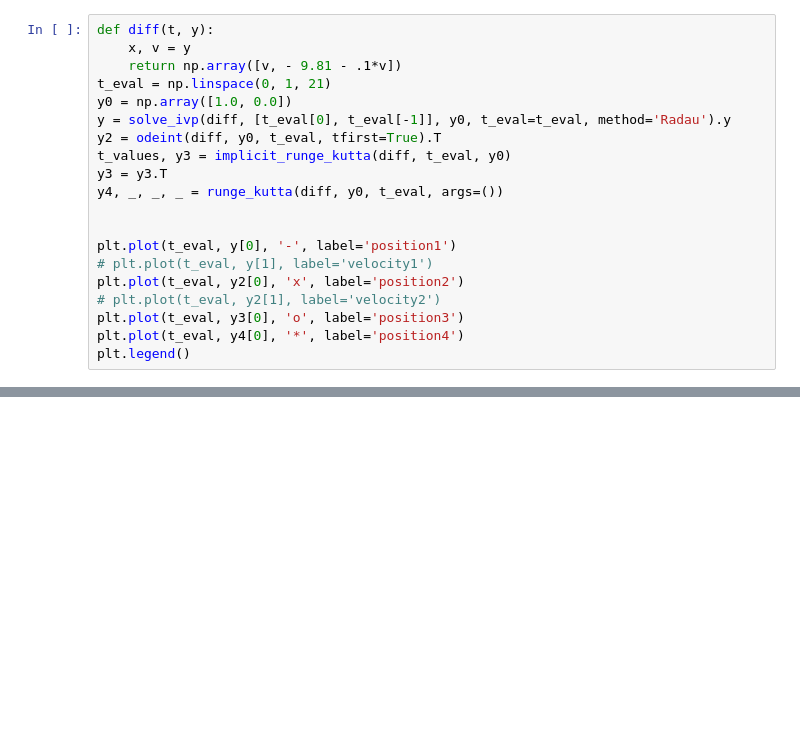
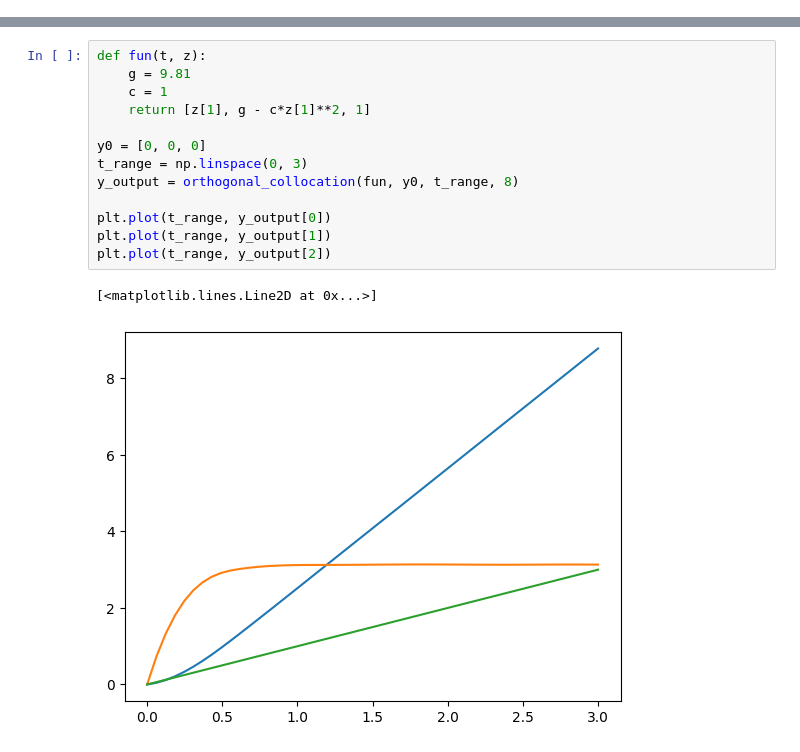
Before and after one commit to tannerpolley/MEA-Absorption-Column, a Jupyter notebook: MEA_Absorption_Column/BVP/Methods/practice.ipynb, the cells around one changed output, grey strips where cells are left out. Drawn from its saved outputs; the diff is of its cells as text; blank space fills up the shorter version.

```diff
--- a/MEA_Absorption_Column/BVP/Methods/practice.ipynb
+++ b/MEA_Absorption_Column/BVP/Methods/practice.ipynb
@@ -6,20 +0,0 @@ from scipy.integrate import solve_ivp, odeint
-# %%
-def diff(t, y):
-    x, v = y
-    return np.array([v, - 9.81 - .1*v])
-t_eval = np.linspace(0, 1, 21)
-y0 = np.array([1.0, 0.0])
-y = solve_ivp(diff, [t_eval[0], t_eval[-1]], y0, t_eval=t_eval, method='Radau').y
-y2 = odeint(diff, y0, t_eval, tfirst=True).T
-t_values, y3 = implicit_runge_kutta(diff, t_eval, y0)
-y3 = y3.T
-y4, _, _, _ = runge_kutta(diff, y0, t_eval, args=())
-
-
-plt.plot(t_eval, y[0], '-', label='position1')
-# plt.plot(t_eval, y[1], label='velocity1')
-plt.plot(t_eval, y2[0], 'x', label='position2')
-# plt.plot(t_eval, y2[1], label='velocity2')
-plt.plot(t_eval, y3[0], 'o', label='position3')
-plt.plot(t_eval, y4[0], '*', label='position4')
-plt.legend()
@@ -136,0 +39,16 @@ plt.show()
+# %%
+def fun(t, z):
+    g = 9.81
+    c = 1
+    return [z[1], g - c*z[1]**2, 1]
+
+y0 = [0, 0, 0]
+t_range = np.linspace(0, 3)
+y_output = orthogonal_collocation(fun, y0, t_range, 8)
+
+plt.plot(t_range, y_output[0])
+plt.plot(t_range, y_output[1])
+plt.plot(t_range, y_output[2])
+# %% [output]
+[<matplotlib.lines.Line2D at 0x...>]
+[figure, added]
```
Also changed, not shown: parts of 13 cells of this notebook, 49 other files.
